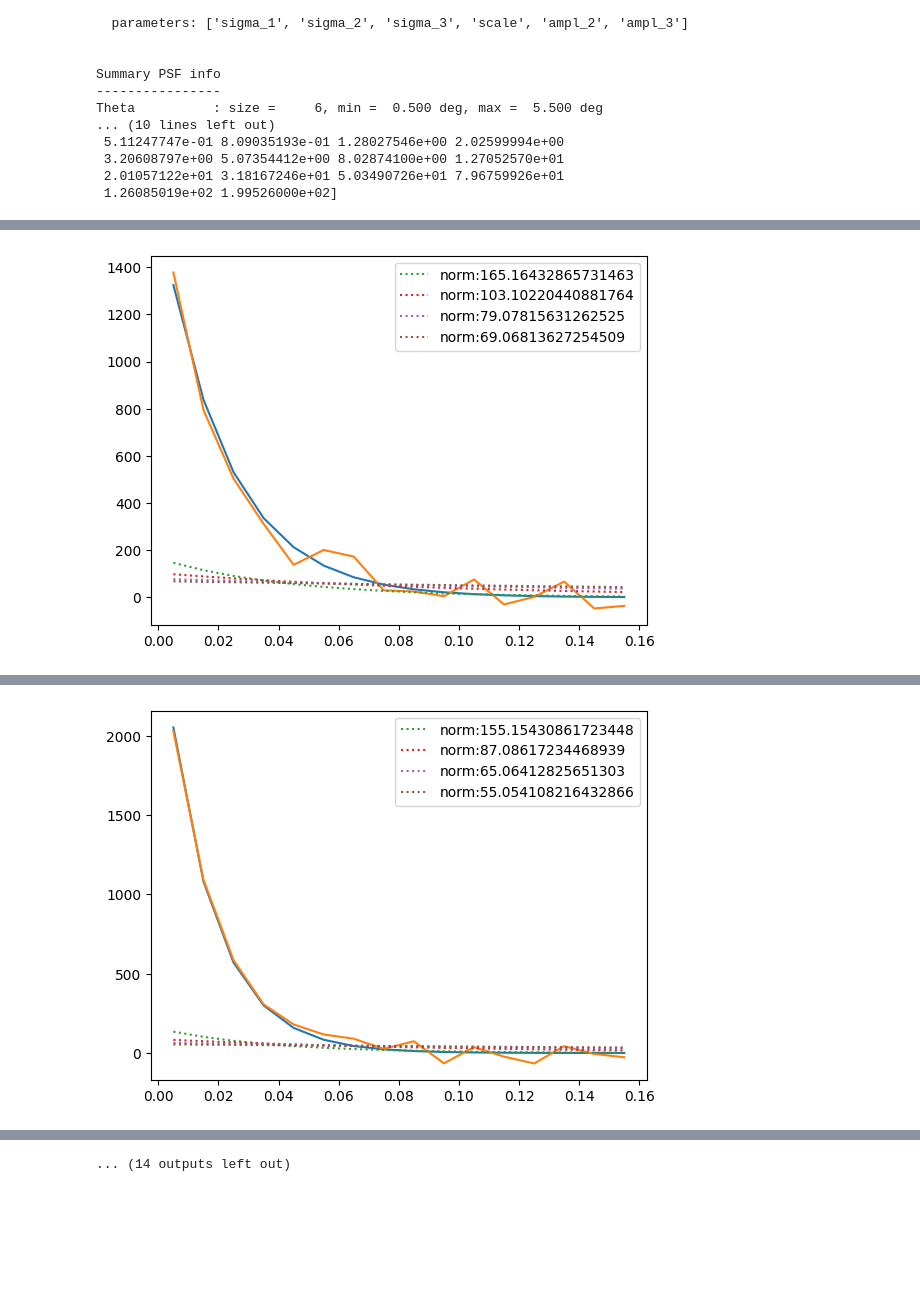
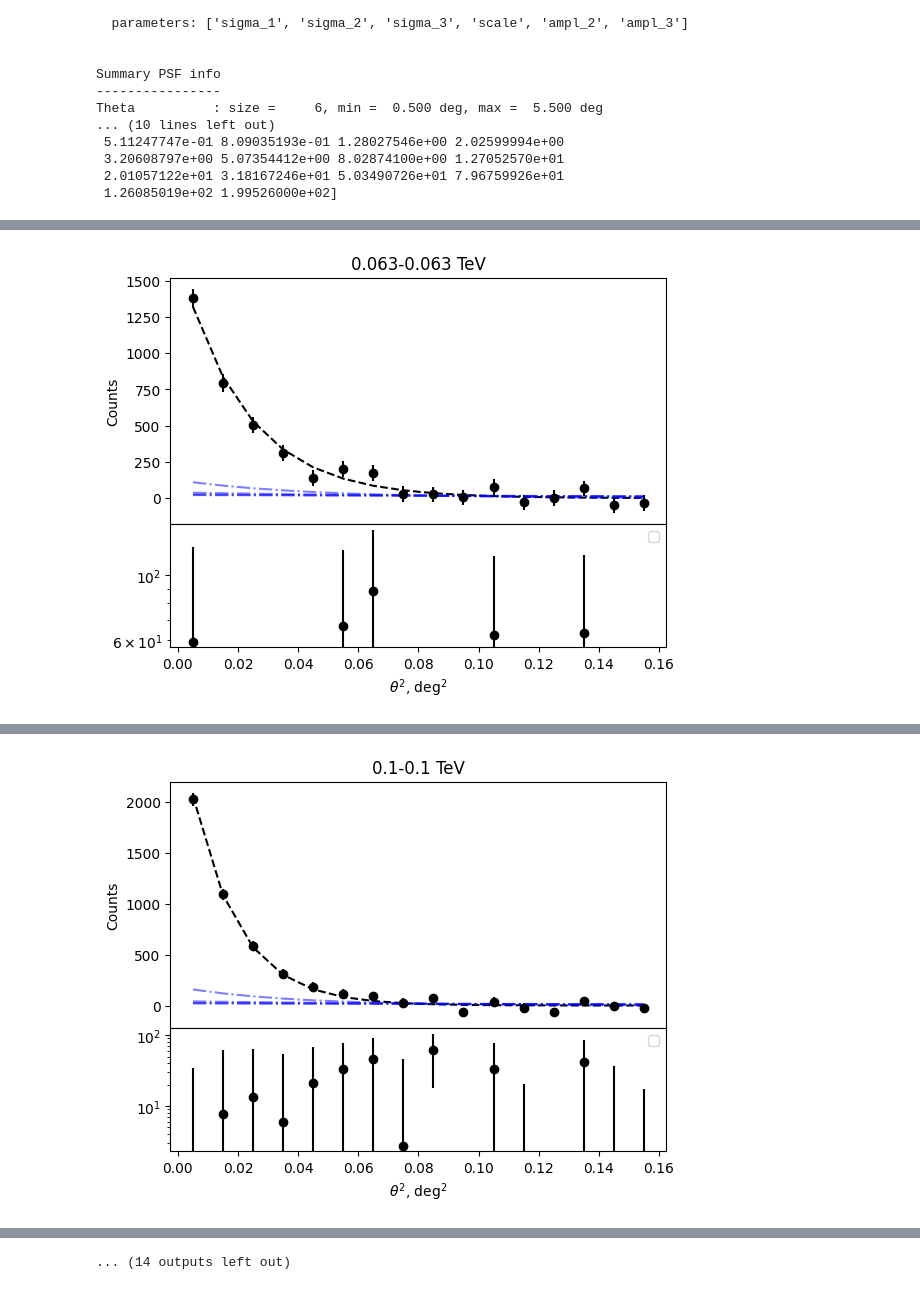
Before and after one commit to Nico812/CTAO-1DC-Blazars-analysis-TP5, a Jupyter notebook: MRK501_DC1.ipynb, the cells around one changed output, grey strips where cells are left out. Saved outputs shown, nothing was run; the diff lists cells and outputs as text; code cells hidden in the pictures; blank space fills up the shorter version.

```diff
--- a/MRK501_DC1.ipynb
+++ b/MRK501_DC1.ipynb
@@ -13,7 +13,8 @@ from scipy.optimize import curve_fit
 # %% [markdown]
 **Adjust with the correct file paths**
 # %%
-blazar_coord = SkyCoord.from_name("Mrk 501")
+name = "Mrk501"
+blazar_coord = SkyCoord.from_name(name)
 data_folder = "../cta_dc_data/mrk_501/"
 irf_file = "../cta_dc_data/irfs/Prod5-North-40deg-AverageAz-4LSTs09MSTs.180000s-v0.1.fits.gz"
 # %%
@@ -161,39 +162,57 @@ norms_ext = np.linspace(1, 1000, 500)
 flux_ratios = np.zeros((len(sigmas_ext), len(e)))
 
 for i, (ct, ct_err) in enumerate(zip(cts, cts_err)):
+    # psf_index will store the best index for accessing the PSF values form the file.
     psf_index = None
     for j in range(len(psf_e_bins) - 1):
         if psf_e_bins[j] <= e[i] < psf_e_bins[j+1]:
             psf_index = j
             break
-
     sigma_1, sigma_2, sigma_3, scale, ampl_2, ampl_3 = psf_hbu.data[psf_index][0]
 
     # First i renormalize the PSF model to fit best the blazar
     # Then i add a extended em component (gaussian) with different parameters.
-    def psf_model(th2, norm):
+    def psf_model(th2):
         gauss1 = np.exp(-th2 / (2 * sigma_1**2))
         gauss2 = ampl_2*np.exp(-th2 / (2 * sigma_2**2))
         gauss3 = ampl_3*np.exp(-th2 / (2 * sigma_3**2))
-        return norm*(gauss1+gauss2+gauss3)
+        return (gauss1+gauss2+gauss3)
 
-    init_guess_noext = [0.1]
+    psf_component = psf_model(th2)
+    # rescaling the error
+    psf_component_err = ct_err*sum(psf_component)/sum(ct)
+    # rescaling the psf component to match total counts of the data
+    psf_component *= sum(ct)/sum(psf_component)
+    chi2_noext = np.sum(((ct - psf_component)**2 / (ct_err**2 + psf_component_err**2)))
 
-    popt_noext, pcov_noext = curve_fit(
-            psf_model,
-            th2,
-            ct,
-            sigma=ct_err,
-            p0=init_guess_noext,
-            absolute_sigma=True,
-            maxfev=10000,
-        )
-    plt.figure()
-    plt.plot(th2, psf_model(th2, popt_noext))
-    plt.plot(th2, ct)
+    # taken from andrii notebook, to fit with psf better:
+    step=1.01
+    chi2_noext_best=1e10
+    adjust=1
+    while(chi2_noext<chi2_noext_best):
+        chi2_noext_best=chi2_noext
+        chisq0=sum((ct-step*adjust*psf_component)**2/(ct_err**2+(adjust*step*psf_component_err)**2))
+        chisq1=sum((ct-adjust*psf_component/step)**2/(ct_err**2+(adjust*psf_component_err/step)**2))
+        chisq_vec=np.array([chisq0,chisq1])
+        chi2_noext=min(chisq_vec)
+        ind=np.argmin(chisq_vec)
+        if(chi2_noext<chi2_noext_best):
+            if(ind==0):
+                adjust*=step
+            if(ind==1):
+                adjust/=step
+    psf_component=adjust*psf_component
+    psf_component_err=adjust*psf_component_err
 
-    fit_noext = psf_model(th2, popt_noext[0])
-    chi2_noext = np.sum(((ct - fit_noext) / ct_err) ** 2)
+    fig, axs = plt.subplots(2, 1, sharex=True, gridspec_kw={'height_ratios': [2, 1]})
+    fig.subplots_adjust(hspace=0)
+    axs[0].errorbar(th2,ct,ct_err,linestyle='none',marker='o',label=name,color='black')
+    axs[0].plot(th2,psf_component,color='black',linestyle='dashed',label='PSF')
+    axs[0].fill_between(th2,(psf_component-psf_component_err),(psf_component+psf_component_err),color='black',alpha=0.1,linewidth=0)
+    axs[0].set_title(str(round(e[i],3))+'-'+str(round(e[i],3))+r' TeV')
+    axs[1].errorbar(th2,ct - psf_component,np.sqrt(ct_err**2+psf_component_err**2),marker='o',linestyle='none',color='black')
+    axs[1].axhline(0,color='black',linestyle='dashed')
+
     for k, sigma_ext in enumerate(sigmas_ext):
         found_value = False
         for j, norm_ext in enumerate(norms_ext):
@@ -209,19 +228,25 @@ for i, (ct, ct_err) in enumerate(zip(cts, cts_err)):
                 return norm_ext * (gauss1_conv + gauss2_conv + gauss3_conv)
 
             ct_ext = ext_model(th2)
-            ct_ext_plus_src = ct_ext+ct
-            chi2_ext = np.sum(((ct - ct_ext_plus_src) / (ct_err+0.000001)) ** 2)
+            # here i renormalize the point source taking away te extended emission counts.
+            no_ext_renormaliz = 1 - np.sum(ct_ext)/np.sum(psf_component)
+            ct_ext_plus_src = ct_ext+psf_component*no_ext_renormaliz
+            chi2_ext = np.sum(((ct - ct_ext_plus_src)**2 / (ct_err**2 + psf_component_err**2)))
+
             delta_chi2 = chi2_ext - chi2_noext
             if delta_chi2 > 2.71:
-                flux_ratio = np.sum(ct_ext)/np.sum(ct)
+                flux_ratio = np.sum(ct_ext)/(np.sum(psf_component) + np.sum(ct_ext))
                 flux_ratios[k][i] = flux_ratio
                 found_value = True
                 print("converged at ")
                 print(j)
                 print(delta_chi2)
 
-                plt.plot(th2, ct_ext, ":", label=f"norm:{norm_ext}")
-                plt.legend()
+                axs[0].plot(th2,ct_ext,color='blue',alpha=0.5,linestyle='dashdot',label='extended source U.L.')
+    plt.xlabel(r'$\theta^2$, deg$^2$')
+    axs[0].set_ylabel('Counts')
+    plt.legend()
+    plt.yscale("log")
     plt.show()
 # %% [output]
 converged at
@@ -239,2 +264,2 @@ converged at
-[figure, old version]
+[figure, new version]
 converged at
@@ -252,2 +277,2 @@ converged at
-[figure, old version]
+[figure, new version]
 converged at
```
Also changed, not shown: parts of 2 cells of this notebook.
